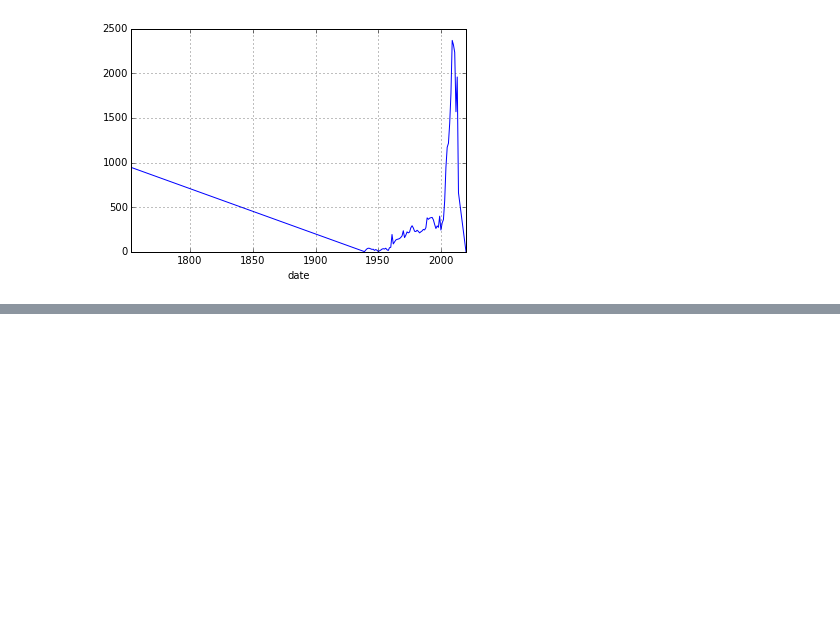
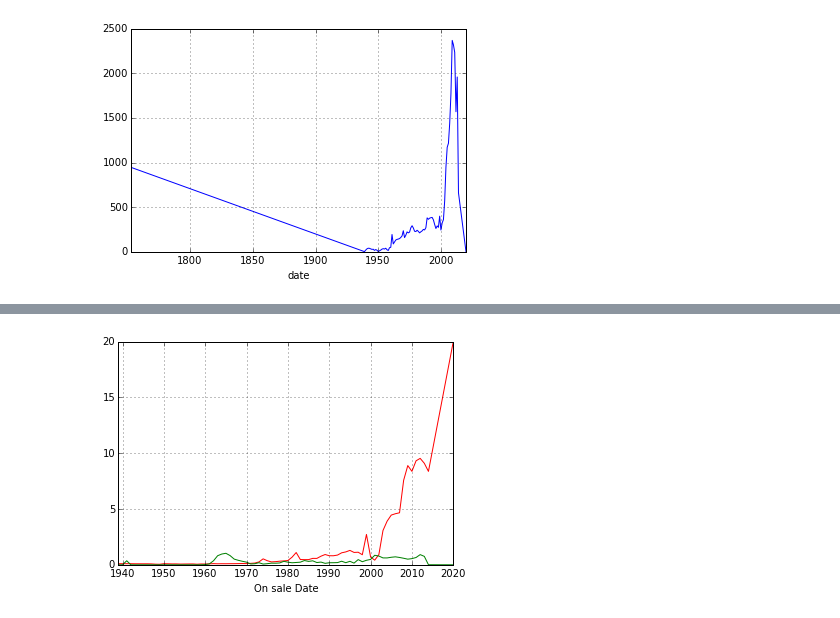
Before and after one commit to maigimenez/aurora, a Jupyter notebook: Python_vlc Octubre.ipynb, the cells around one changed output, grey strips where cells are left out. Saved outputs shown, nothing was run; the diff lists cells and outputs as text; code cells hidden in the pictures; blank space fills up the shorter version.

```diff
--- a/Python_vlc Octubre.ipynb
+++ b/Python_vlc Octubre.ipynb
@@ -745,0 +784,7 @@ Name: On sale Date, Length: 29234, dtype: datetime64[ns]
+# %%
+plt.figure()
+with pd.plot_params.use('x_compat', True):
+    price_per_year['print price'].plot(color='r')
+    price_per_year['digital price'].plot(color='g')
+# %% [output]
+[figure, added]
```
Also changed, not shown: parts of 28 cells of this notebook.
